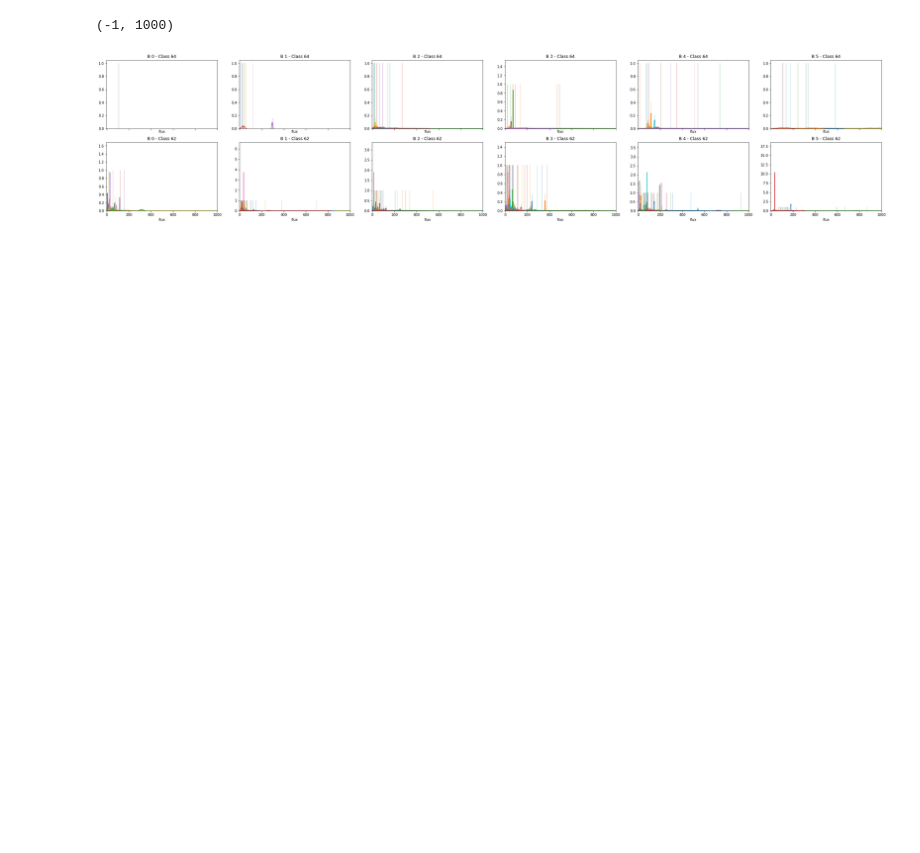
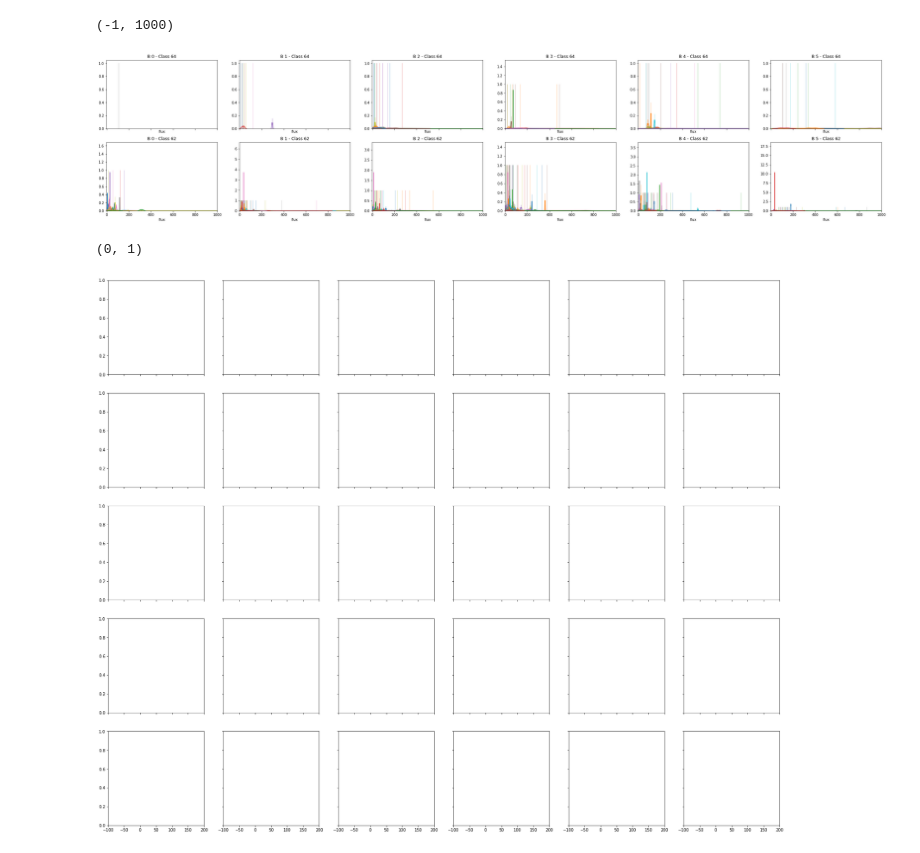
Before and after one commit to miguel-rita/remote_two, a Jupyter notebook: notebooks/confusion_study.ipynb, the cells around one changed output. Saved outputs shown, nothing was run; the diff lists cells and outputs as text; code cells hidden in the pictures; blank space fills up the shorter version.

```diff
--- a/notebooks/confusion_study.ipynb
+++ b/notebooks/confusion_study.ipynb
@@ -41,3 +41,62 @@ plt.xlim(-1,1000)
 # %% [output]
 (-1, 1000)
 [figure]
+# %%
+_cs = [52, 42, 62, 67, 90]
+f,axes = plt.subplots(5,6,figsize=(30,5*len(_cs)), sharex=True, sharey=True)
+
+all_ascending={
+    52:[],
+    42:[],
+    62:[],
+    67:[],
+    90:[]
+}
+for i,tgt in enumerate(_cs):
+    for oid in oids_by_class[tgt][:183]:
+
+        flux_maxs = []
+        for pb in range(6):
+            flux = train.loc[
+                (train['object_id'] == oid) &
+                (train['passband'] == pb) &
+                (train['detected'] == 1),
+                'flux'
+            ].values
+            if len(flux)>=1:
+                flux_maxs.append(np.max(flux))
+        flux_max = np.max(flux_maxs)
+
+        local_rel_maxs = []
+        for pb in range(6):
+            mjd = train.loc[
+                (train['object_id'] == oid) &
+                (train['passband'] == pb) &
+                (train['detected'] == 1),
+                'mjd'
+            ].values
+            flux = train.loc[
+                (train['object_id'] == oid) &
+                (train['passband'] == pb) &
+                (train['detected'] == 1),
+                'flux'
+            ].values
+
+            # Find flux peak to allign peaks
+            if len(flux)>0:
+                peak_pos = np.argmax(flux)
+                flux /= flux_max
+                mjd = mjd - mjd[peak_pos]
+                local_rel_maxs.append(np.max(flux))
+
+                #sns.scatterplot(x=mjd, y=flux, s=30, alpha=0.8, ax=axes[i, pb])
+                #axes[i, pb].set_title(f'Band {pb:d} - Class {tgt:d}')
+                #axes[i, pb].set_ylabel('')
+        all_ascending[tgt].append(local_rel_maxs)
+
+plt.xlim(-100,200)
+plt.ylim(0,1)
+#f.savefig('../flux_confusion_v1_small.png')
+# %% [output]
+(0, 1)
+[figure, added]
```
Also changed, not shown: parts of 14 cells of this notebook, 19 other files.
